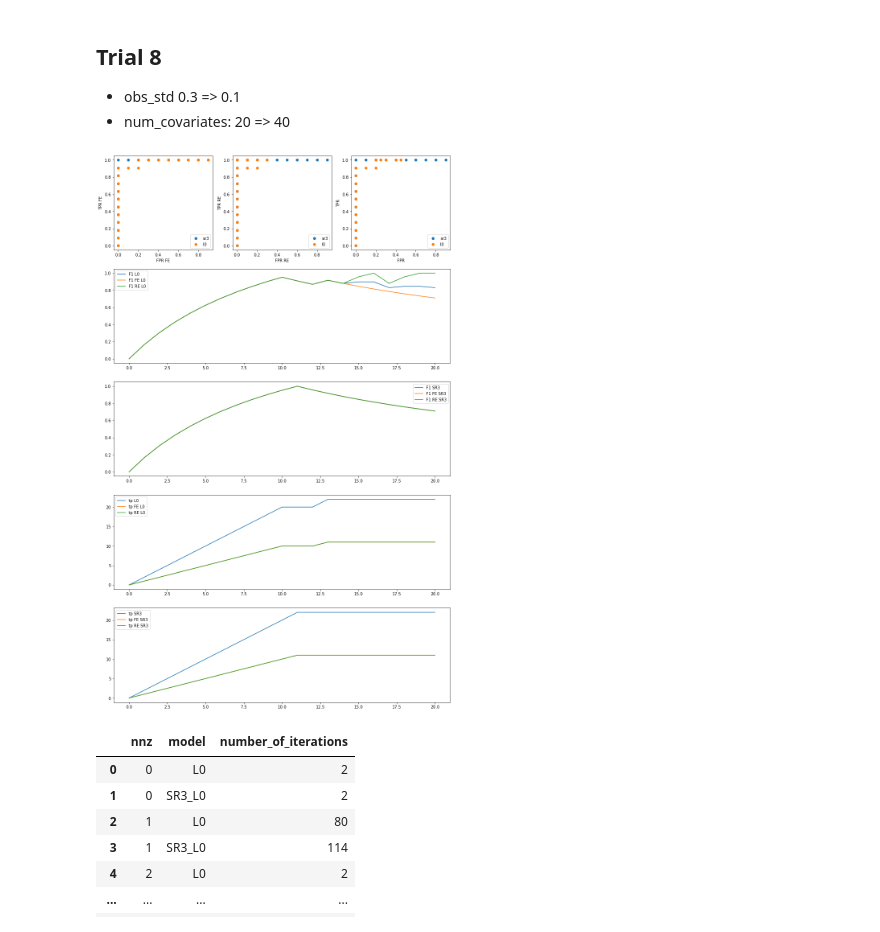
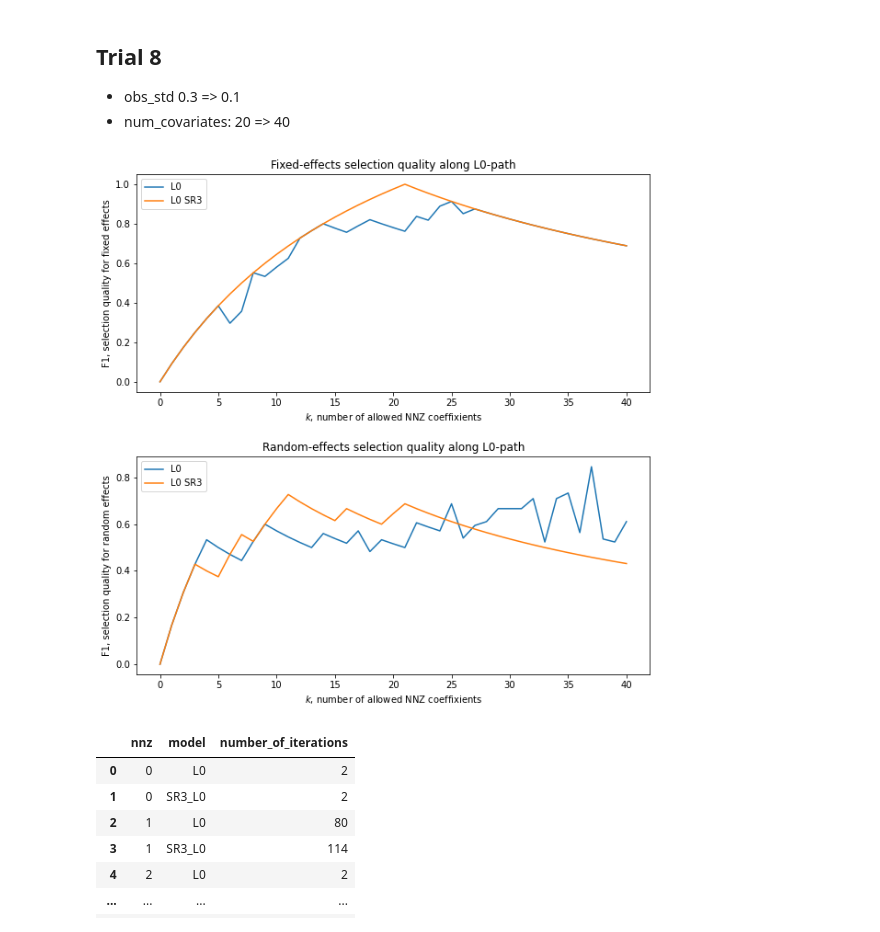
Before and after one commit to aksholokhov/pysr3, a Jupyter notebook: examples/paper_sum2021/experiments with conditioning.ipynb, the cells around one changed output. Saved outputs shown, nothing was run; the diff lists cells and outputs as text; code cells hidden in the pictures.

```diff
--- a/examples/conditioning/experiments with conditioning.ipynb
+++ b/examples/paper_sum2021/experiments with conditioning.ipynb
@@ -976,78 +982,86 @@ for name, data in datasets.items():
     data["fe_f1"] = 2*data["fe_tp"]/(2*data["fe_tp"] + data["fe_fp"] + data["fe_fn"])
     data["fe_acc"] = (data["fe_tp"] + data["fe_tn"])/(data["fe_tp"] + data["fe_fn"] + data["fe_tn"] + data["fe_fp"])
 
     data["re_sensitivity"] = data["re_tp"] / (data["re_tp"] + data["re_fn"])
     data["re_specificity"] = data["re_tn"] / (data["re_tn"] + data["re_fp"])
     data["re_fpr"] = data["re_fp"] / (data["re_fp"] + data["re_tn"])
     data["re_f1"] = 2*data["re_tp"]/(2*data["re_tp"] + data["re_fp"] + data["re_fn"])
     data["re_acc"] = (data["re_tp"] + data["re_tn"])/(data["re_tp"] + data["re_fn"] + data["re_tn"] + data["re_fp"])
 
     data["sensitivity"] = data["tp"] / (data["tp"] + data["fn"])
     data["fpr"] = data["fp"] / (data["fp"] + data["tn"])
     data["f1"] = 2*data["tp"]/(2*data["tp"] + data["fp"] + data["fn"])
     data["acc"] = (data["tp"] + data["tn"])/(data["tp"] + data["fn"] + data["tn"] + data["fp"])
 
 
     l1_data = data[data["model"]=="L0"]
     sr3_data = data[data["model"]=="SR3_L0"]
 
     agg_data = sr3_data.copy()
     agg_data = agg_data.merge(l1_data, on="nnz", suffixes=("_sr3", "_l1"))
 
     base_size = 5
-    fig = plt.figure(figsize=(3*base_size, 5*base_size))
-    grid = plt.GridSpec(nrows=5, ncols=3)
+    fig = plt.figure(figsize=(2*base_size, 2*base_size))
+    grid = plt.GridSpec(nrows=2, ncols=2)
 
-    fe_plot = fig.add_subplot(grid[0, 0])
-    fe_plot.scatter(agg_data["fe_fpr_sr3"], agg_data["fe_sensitivity_sr3"], label="sr3")
-    fe_plot.scatter(agg_data["fe_fpr_l1"], agg_data["fe_sensitivity_l1"], label="l0")
-    fe_plot.set_xlabel("FPR FE")
-    fe_plot.set_ylabel("TPR FE")
-    fe_plot.legend()
+#     fe_plot = fig.add_subplot(grid[0, 0])
+#     fe_plot.scatter(agg_data["fe_fpr_sr3"], agg_data["fe_sensitivity_sr3"], label="sr3")
+#     fe_plot.scatter(agg_data["fe_fpr_l1"], agg_data["fe_sensitivity_l1"], label="l0")
+#     fe_plot.set_xlabel("FPR FE")
+#     fe_plot.set_ylabel("TPR FE")
+#     fe_plot.legend()
 
-    re_plot = fig.add_subplot(grid[0, 1])
-    re_plot.scatter(agg_data["re_fpr_sr3"], agg_data["re_sensitivity_sr3"], label="sr3")
-    re_plot.scatter(agg_data["re_fpr_l1"], agg_data["re_sensitivity_l1"], label="l0")
-    re_plot.set_xlabel("FPR RE")
-    re_plot.set_ylabel("TPR RE")
-    re_plot.legend()
+#     re_plot = fig.add_subplot(grid[0, 1])
+#     re_plot.scatter(agg_data["re_fpr_sr3"], agg_data["re_sensitivity_sr3"], label="sr3")
+#     re_plot.scatter(agg_data["re_fpr_l1"], agg_data["re_sensitivity_l1"], label="l0")
+#     re_plot.set_xlabel("FPR RE")
+#     re_plot.set_ylabel("TPR RE")
+#     re_plot.legend()
 
 
-    all_plot = fig.add_subplot(grid[0, 2])
-    all_plot.scatter(agg_data["fpr_sr3"], agg_data["sensitivity_sr3"], label="sr3")
-    all_plot.scatter(agg_data["fpr_l1"], agg_data["sensitivity_l1"], label="l0")
-    all_plot.set_xlabel("FPR")
-    all_plot.set_ylabel("TPR")
-    all_plot.legend()
+#     all_plot = fig.add_subplot(grid[0, 2])
+#     all_plot.scatter(agg_data["fpr_sr3"], agg_data["sensitivity_sr3"], label="sr3")
+#     all_plot.scatter(agg_data["fpr_l1"], agg_data["sensitivity_l1"], label="l0")
+#     all_plot.set_xlabel("FPR")
+#     all_plot.set_ylabel("TPR")
+#     all_plot.legend()
 
-    lambda_l1_plot = fig.add_subplot(grid[1, :])
-    lambda_l1_plot.plot(agg_data["nnz"], agg_data["f1_l1"], label="F1 L0")
-    lambda_l1_plot.plot(agg_data["nnz"], agg_data["fe_f1_l1"], label="F1 FE L0")
-    lambda_l1_plot.plot(agg_data["nnz"], agg_data["re_f1_l1"], label="F1 RE L0")
-    lambda_l1_plot.legend()
-
-    lambda_sr3_plot = fig.add_subplot(grid[2, :])
-    lambda_sr3_plot.plot(agg_data["nnz"], agg_data["f1_sr3"], label="F1 SR3")
-    lambda_sr3_plot.plot(agg_data["nnz"], agg_data["fe_f1_sr3"], label="F1 FE SR3")
-    lambda_sr3_plot.plot(agg_data["nnz"], agg_data["re_f1_sr3"], label="F1 RE SR3")
-    lambda_sr3_plot.legend()
-
-    lambda_l1_plot = fig.add_subplot(grid[3, :])
-    lambda_l1_plot.plot(agg_data["nnz"], agg_data["tp_l1"], label="tp L0")
-    lambda_l1_plot.plot(agg_data["nnz"], agg_data["fe_tp_l1"], label="tp FE L0")
-    lambda_l1_plot.plot(agg_data["nnz"], agg_data["re_tp_l1"], label="tp RE L0")
-    lambda_l1_plot.legend()
-
-    lambda_sr3_plot = fig.add_subplot(grid[4, :])
-    lambda_sr3_plot.plot(agg_data["nnz"], agg_data["tp_sr3"], label="tp SR3")
-    lambda_sr3_plot.plot(agg_data["nnz"], agg_data["fe_tp_sr3"], label="tp FE SR3")
-    lambda_sr3_plot.plot(agg_data["nnz"], agg_data["re_tp_sr3"], label="tp RE SR3")
-    lambda_sr3_plot.legend()
+    fe_plot = fig.add_subplot(grid[0, :])
+    #fe_plot.plot(agg_data["nnz"], agg_data["f1_l1"], label="F1 L0")
+    fe_plot.plot(agg_data["nnz"], agg_data["fe_f1_l1"], label="L0")
+    fe_plot.plot(agg_data["nnz"], agg_data["fe_f1_sr3"], label="L0 SR3")
+    fe_plot.legend(loc="upper left")
+    fe_plot.set_xlabel(r"$k$, number of allowed NNZ coeffixients")
+    fe_plot.set_ylabel(r"F1, selection quality for fixed effects")
+    fe_plot.set_title("Fixed-effects selection quality along L0-path")
 
 
-    plt.show()
+
+    re_plot = fig.add_subplot(grid[1, :])
+    #re_plot.plot(agg_data["nnz"], agg_data["f1_sr3"], label="F1 SR3")
+    re_plot.plot(agg_data["nnz"], agg_data["re_f1_l1"], label="L0")
+    re_plot.plot(agg_data["nnz"], agg_data["re_f1_sr3"], label="L0 SR3")
+    re_plot.legend(loc="upper left")
+    re_plot.set_xlabel(r"$k$, number of allowed NNZ coeffixients")
+    re_plot.set_ylabel(r"F1, selection quality for random effects")
+    re_plot.set_title("Random-effects selection quality along L0-path")
+
+#     lambda_l1_plot = fig.add_subplot(grid[3, :])
+#     lambda_l1_plot.plot(agg_data["nnz"], agg_data["tp_l1"], label="tp L0")
+#     lambda_l1_plot.plot(agg_data["nnz"], agg_data["fe_tp_l1"], label="tp FE L0")
+#     lambda_l1_plot.plot(agg_data["nnz"], agg_data["re_tp_l1"], label="tp RE L0")
+#     lambda_l1_plot.legend()
+
+#     lambda_sr3_plot = fig.add_subplot(grid[4, :])
+#     lambda_sr3_plot.plot(agg_data["nnz"], agg_data["tp_sr3"], label="tp SR3")
+#     lambda_sr3_plot.plot(agg_data["nnz"], agg_data["fe_tp_sr3"], label="tp FE SR3")
+#     lambda_sr3_plot.plot(agg_data["nnz"], agg_data["re_tp_sr3"], label="tp RE SR3")
+#     lambda_sr3_plot.legend()
+
+    plt.subplots_adjust(wspace=0.2, hspace=0.3)
+    plt.savefig("l0_experiment.pdf")
 # %% [output]
-[figure, old version]
+[figure, new version]
 # %%
 log_l0[["nnz", "model", "number_of_iterations"]]
 # %% [output]
```
Also changed, not shown: parts of 2 cells of this notebook, 6 other files.
